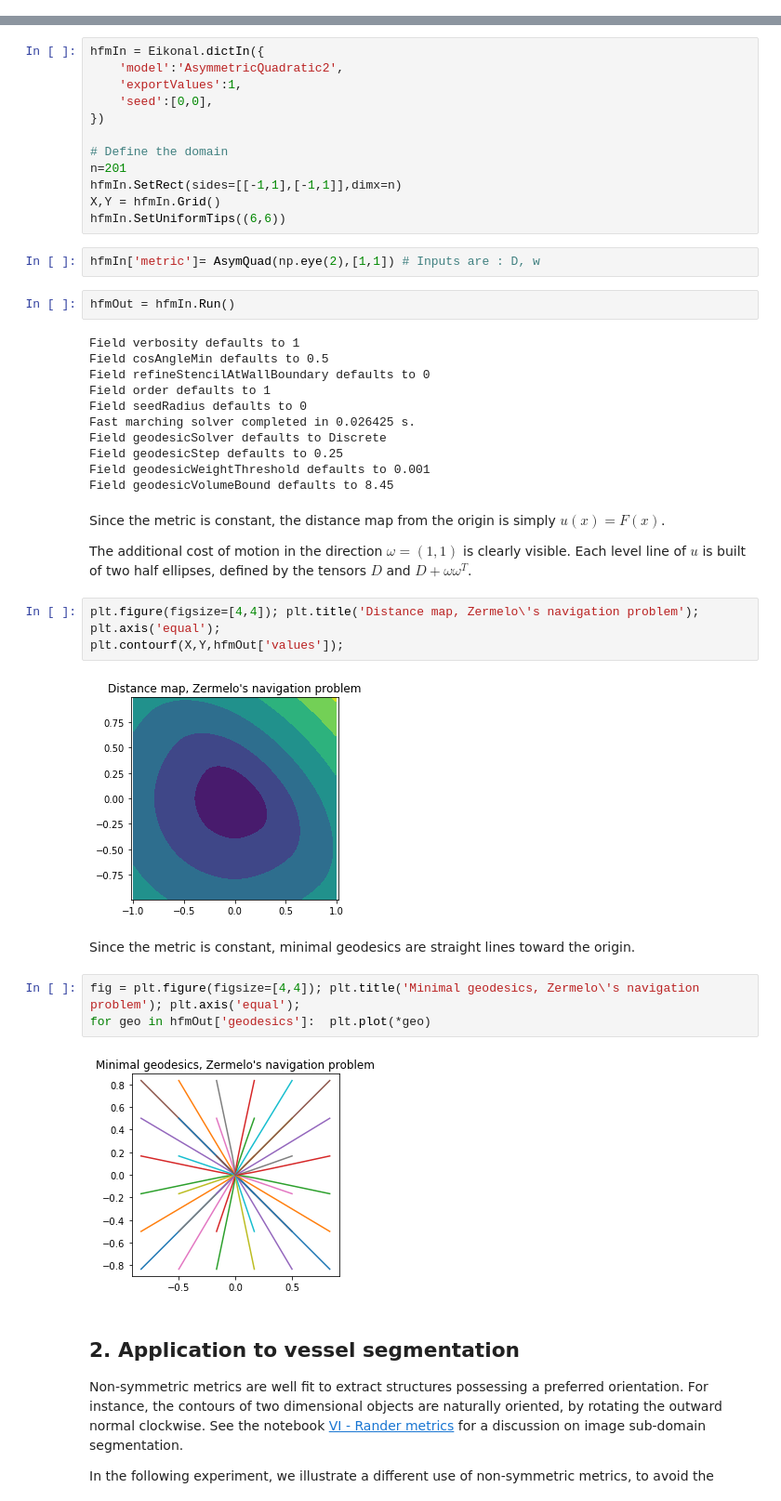
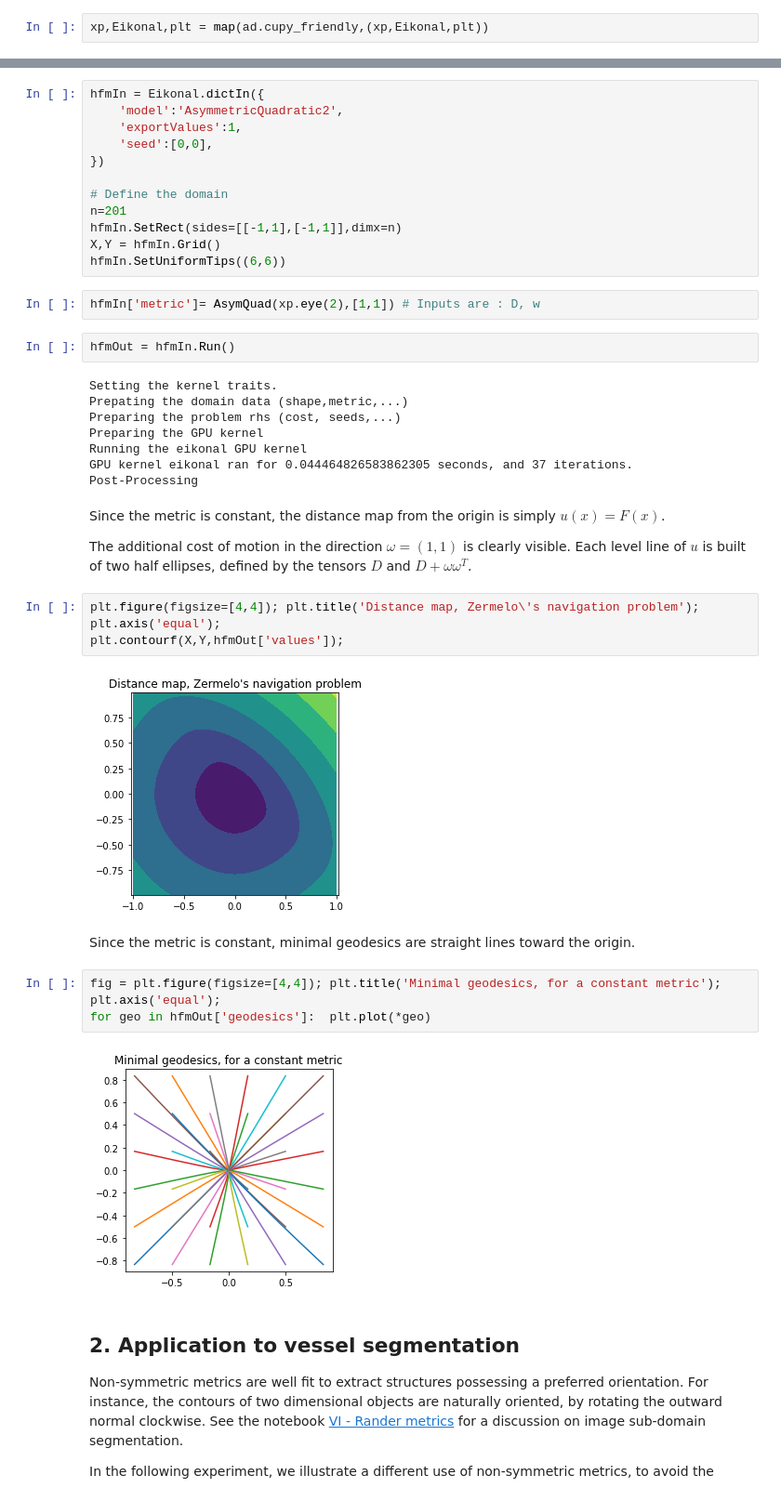
Before and after one commit to gbonnet1/AdaptiveGridDiscretizations, a Jupyter notebook: Notebooks_FMM/AsymmetricQuadratic.ipynb, the cells around one changed output, grey strips where cells are left out. Shown at 93% size. Saved outputs shown, nothing was run; the diff lists cells and outputs as text.

Commit message:
Working AsymQuad GPU (but slow)))

```diff
--- a/Notebooks_FMM/AsymmetricQuadratic.ipynb
+++ b/Notebooks_FMM/AsymmetricQuadratic.ipynb
@@ -67,0 +67,2 @@ if eikonal_mode=='gpu': raise Eikonal.HFM_CUDA.EikonalGPU_NotImplementedError(
+# %%
+xp,Eikonal,plt = map(ad.cupy_friendly,(xp,Eikonal,plt))
@@ -86,20 +92,17 @@ hfmIn.SetRect(sides=[[-1,1],[-1,1]],dimx=n)
 X,Y = hfmIn.Grid()
 hfmIn.SetUniformTips((6,6))
 # %%
-hfmIn['metric']= AsymQuad(np.eye(2),[1,1]) # Inputs are : D, w
+hfmIn['metric']= AsymQuad(xp.eye(2),[1,1]) # Inputs are : D, w
 # %%
 hfmOut = hfmIn.Run()
 # %% [output]
-Field verbosity defaults to 1
-Field cosAngleMin defaults to 0.5
-Field refineStencilAtWallBoundary defaults to 0
-Field order defaults to 1
-Field seedRadius defaults to 0
-Fast marching solver completed in 0.026425 s.
-Field geodesicSolver defaults to Discrete
-Field geodesicStep defaults to 0.25
-Field geodesicWeightThreshold defaults to 0.001
-Field geodesicVolumeBound defaults to 8.45
+Setting the kernel traits.
+Prepating the domain data (shape,metric,...)
+Preparing the problem rhs (cost, seeds,...)
+Preparing the GPU kernel
+Running the eikonal GPU kernel
+GPU kernel eikonal ran for 0.044464826583862305 seconds, and 37 iterations.
+Post-Processing
 # %% [markdown]
 Since the metric is constant, the distance map  from the origin is simply $u(x) = F(x)$.
 
@@ -109,14 +112,14 @@ Each level line of $u$ is built of two half ellipses, defined by the tensors $D$
 plt.figure(figsize=[4,4]); plt.title('Distance map, Zermelo\'s navigation problem'); plt.axis('equal');
 plt.contourf(X,Y,hfmOut['values']);
 # %% [output]
-[figure, old version]
+[figure, new version]
 # %% [markdown]
 Since the metric is constant, minimal geodesics are straight lines toward the origin.
 # %%
-fig = plt.figure(figsize=[4,4]); plt.title('Minimal geodesics, Zermelo\'s navigation problem'); plt.axis('equal');
+fig = plt.figure(figsize=[4,4]); plt.title('Minimal geodesics, for a constant metric'); plt.axis('equal');
 for geo in hfmOut['geodesics']:  plt.plot(*geo)
 # %% [output]
-[figure, old version]
+[figure, new version]
 # %% [markdown]
 ## 2. Application to vessel segmentation
 
```
Also changed, not shown: parts of 5 cells of this notebook, 11 other files.
